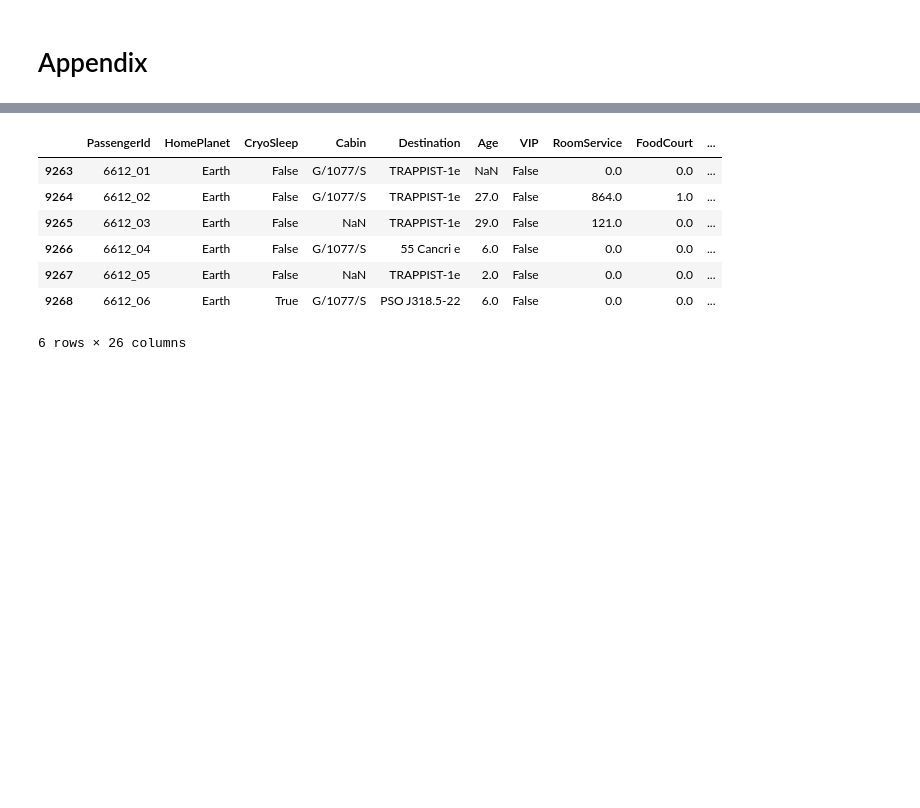
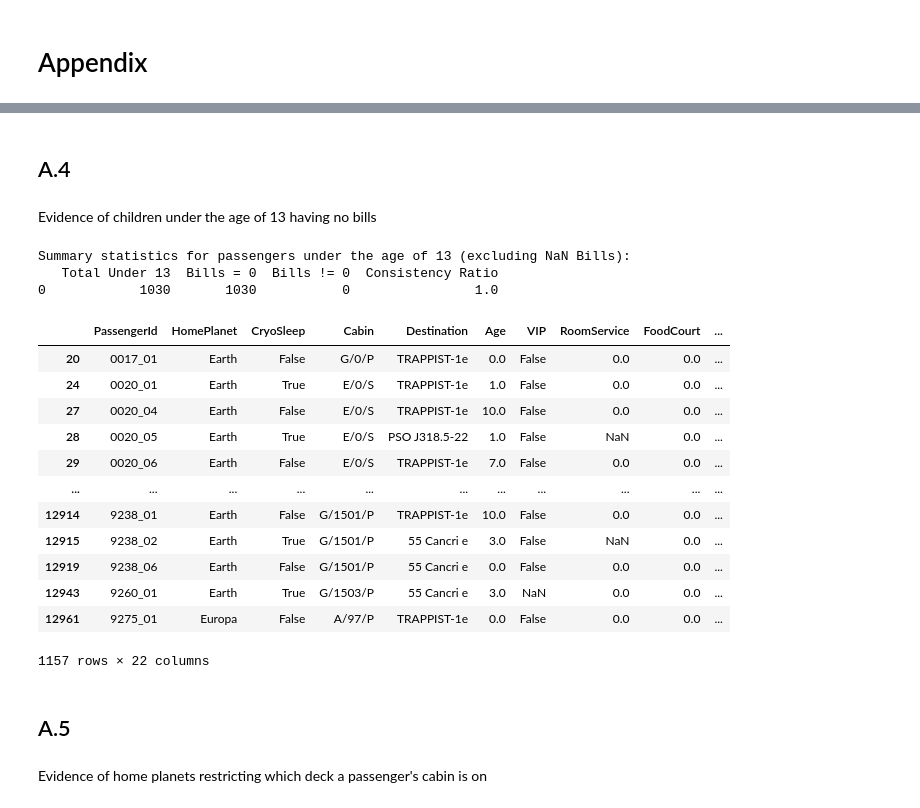
Before and after one commit to jacobsultan/cabin-for-spacetitanic-kaggle, a Jupyter notebook: final.ipynb, the cells around one changed output, grey strips where cells are left out. Drawn from its saved outputs; the diff is of its cells as text; code cells hidden in the pictures; blank space fills up the shorter version.

```diff
--- a/final.ipynb
+++ b/final.ipynb
@@ -496,0 +405,8 @@ Passengers with Mars as their home planet are in decks 'D','E' or 'F'
+# %%
+training_data = pd.read_csv('data/train.csv')
+test_data = pd.read_csv('data/test.csv')
+df = pd.concat([training_data,test_data])
+
+df = column_splits(df)
+df = df.sort_values(by = ['Group','GroupNumber'])
+df = df.reset_index(drop = True)
@@ -497,11 +494,54 @@ Passengers with Mars as their home planet are in decks 'D','E' or 'F'
+# %% [markdown]
+## A.4
+# %% [markdown]
+Evidence of children under the age of 13 having no bills
+# %%
+df['Bills'] = df['RoomService'] + df['FoodCourt'] + df['ShoppingMall'] + df['Spa'] + df['VRDeck']
+# %%
+# Filter out rows with NaN values in Bills
+df_filtered = df[df['Bills'].notna()]
+
+# Check if passengers under the age of 13 have bills = 0
+under_13 = df_filtered[df_filtered['Age'] < 13]
+under_13_bills_zero = under_13['Bills'] == 0
+
+# Calculate summary statistics
+total_under_13 = len(under_13)
+bills_zero_under_13 = under_13_bills_zero.sum()
+bills_not_zero_under_13 = total_under_13 - bills_zero_under_13
+
+# Create a summary DataFrame
+summary = pd.DataFrame({
+    'Total Under 13': [total_under_13],
+    'Bills = 0': [bills_zero_under_13],
+    'Bills != 0': [bills_not_zero_under_13],
+    'Consistency Ratio': [bills_zero_under_13 / total_under_13 if total_under_13 > 0 else np.nan]
+})
+
+# Print summary statistics
+print("Summary statistics for passengers under the age of 13 (excluding NaN Bills):")
+print(summary)
+# %% [output]
+Summary statistics for passengers under the age of 13 (excluding NaN Bills):
+   Total Under 13  Bills = 0  Bills != 0  Consistency Ratio
+0            1030       1030           0                1.0
 # %%
-df[df.Group == '6612']
+df[df.Age<13]
 # %% [output]
 |  | PassengerId | HomePlanet | CryoSleep | Cabin | Destination | Age | VIP | RoomService | FoodCourt | ... |
-| 9263 | 6612_01 | Earth | False | G/1077/S | TRAPPIST-1e | NaN | False | 0.0 | 0.0 | ... |
-| 9264 | 6612_02 | Earth | False | G/1077/S | TRAPPIST-1e | 27.0 | False | 864.0 | 1.0 | ... |
-| 9265 | 6612_03 | Earth | False | NaN | TRAPPIST-1e | 29.0 | False | 121.0 | 0.0 | ... |
-| 9266 | 6612_04 | Earth | False | G/1077/S | 55 Cancri e | 6.0 | False | 0.0 | 0.0 | ... |
-| 9267 | 6612_05 | Earth | False | NaN | TRAPPIST-1e | 2.0 | False | 0.0 | 0.0 | ... |
-| 9268 | 6612_06 | Earth | True | G/1077/S | PSO J318.5-22 | 6.0 | False | 0.0 | 0.0 | ... |
+| 20 | 0017_01 | Earth | False | G/0/P | TRAPPIST-1e | 0.0 | False | 0.0 | 0.0 | ... |
+| 24 | 0020_01 | Earth | True | E/0/S | TRAPPIST-1e | 1.0 | False | 0.0 | 0.0 | ... |
+| 27 | 0020_04 | Earth | False | E/0/S | TRAPPIST-1e | 10.0 | False | 0.0 | 0.0 | ... |
+| 28 | 0020_05 | Earth | True | E/0/S | PSO J318.5-22 | 1.0 | False | NaN | 0.0 | ... |
+| 29 | 0020_06 | Earth | False | E/0/S | TRAPPIST-1e | 7.0 | False | 0.0 | 0.0 | ... |
+| ... | ... | ... | ... | ... | ... | ... | ... | ... | ... | ... |
+| 12914 | 9238_01 | Earth | False | G/1501/P | TRAPPIST-1e | 10.0 | False | 0.0 | 0.0 | ... |
+| 12915 | 9238_02 | Earth | True | G/1501/P | 55 Cancri e | 3.0 | False | NaN | 0.0 | ... |
+| 12919 | 9238_06 | Earth | False | G/1501/P | 55 Cancri e | 0.0 | False | 0.0 | 0.0 | ... |
+| 12943 | 9260_01 | Earth | True | G/1503/P | 55 Cancri e | 3.0 | NaN | 0.0 | 0.0 | ... |
+| 12961 | 9275_01 | Europa | False | A/97/P | TRAPPIST-1e | 0.0 | False | 0.0 | 0.0 | ... |
-6 rows × 26 columns
+1157 rows × 22 columns
+# %% [markdown]
+## A.5
+# %% [markdown]
+Evidence of home planets restricting which deck a passenger's cabin is on
```
Also changed, not shown: parts of 43 cells of this notebook.
